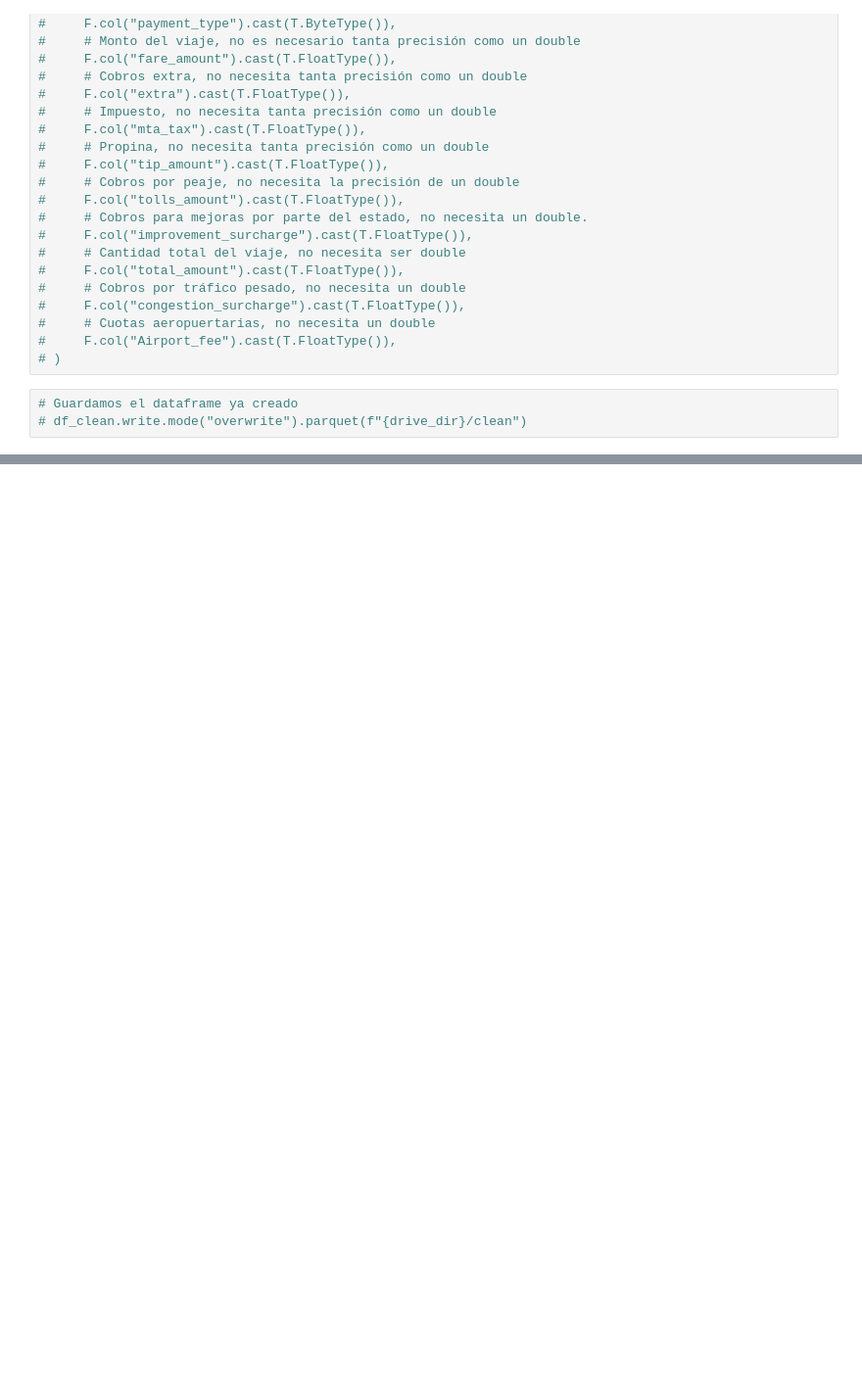
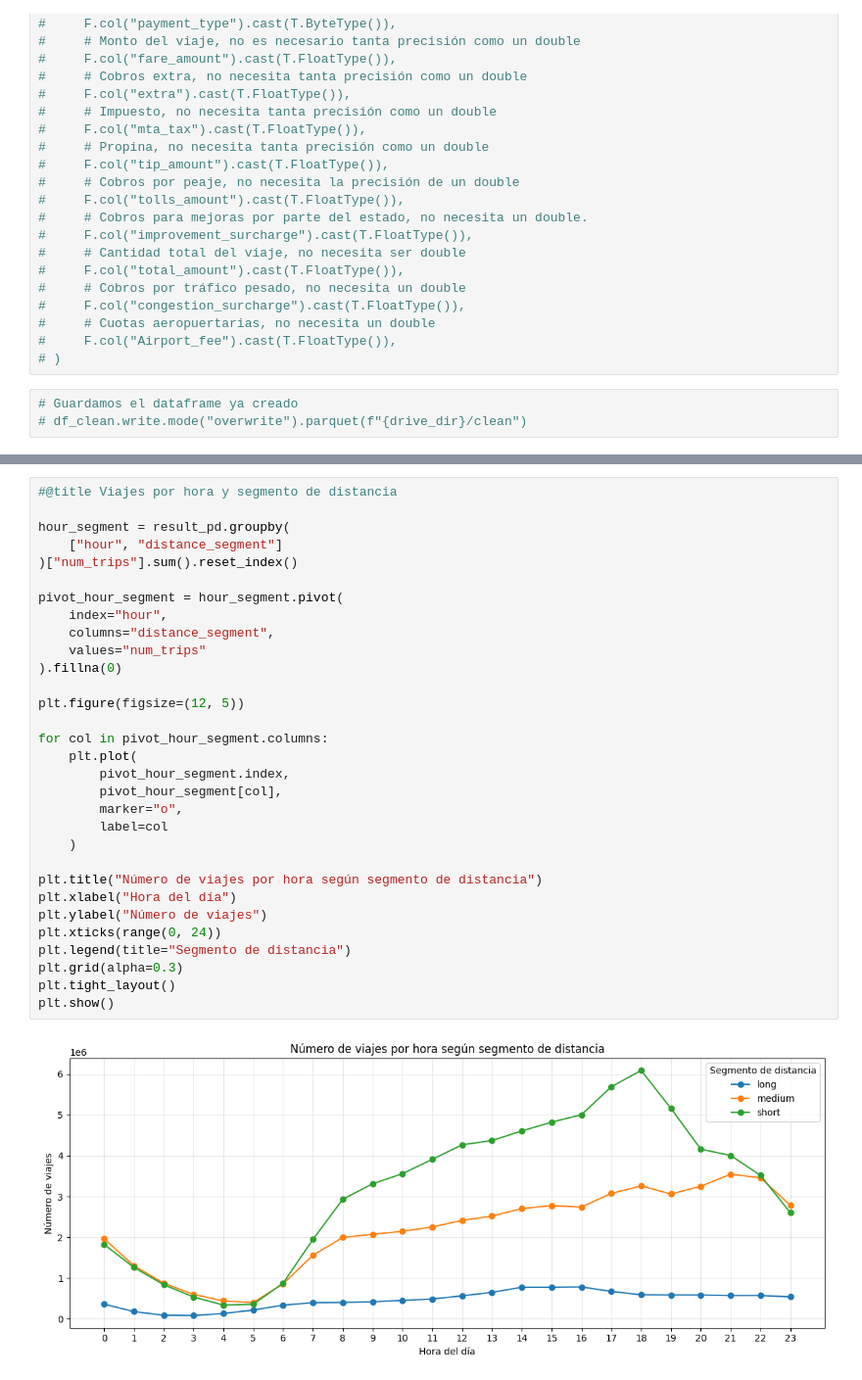
Before and after one commit to ArielAlvarezWAI87/BigData, a Jupyter notebook: NYC_Yellow_Taxi.ipynb, the cells around one changed output, grey strips where cells are left out. Shown at 98% size. Cells and saved outputs as stored; diff of their text form; blank space fills up the shorter version.

```diff
--- a/NYC_Yellow_Taxi.ipynb
+++ b/NYC_Yellow_Taxi.ipynb
@@ -784,0 +969,33 @@ only showing top 50 rows
+# %%
+#@title Viajes por hora y segmento de distancia
+
+hour_segment = result_pd.groupby(
+    ["hour", "distance_segment"]
+)["num_trips"].sum().reset_index()
+
+pivot_hour_segment = hour_segment.pivot(
+    index="hour",
+    columns="distance_segment",
+    values="num_trips"
+).fillna(0)
+
+plt.figure(figsize=(12, 5))
+
+for col in pivot_hour_segment.columns:
+    plt.plot(
+        pivot_hour_segment.index,
+        pivot_hour_segment[col],
+        marker="o",
+        label=col
+    )
+
+plt.title("Número de viajes por hora según segmento de distancia")
+plt.xlabel("Hora del día")
+plt.ylabel("Número de viajes")
+plt.xticks(range(0, 24))
+plt.legend(title="Segmento de distancia")
+plt.grid(alpha=0.3)
+plt.tight_layout()
+plt.show()
+# %% [output]
+[figure, added]
```
Also changed, not shown: parts of 58 cells of this notebook.
